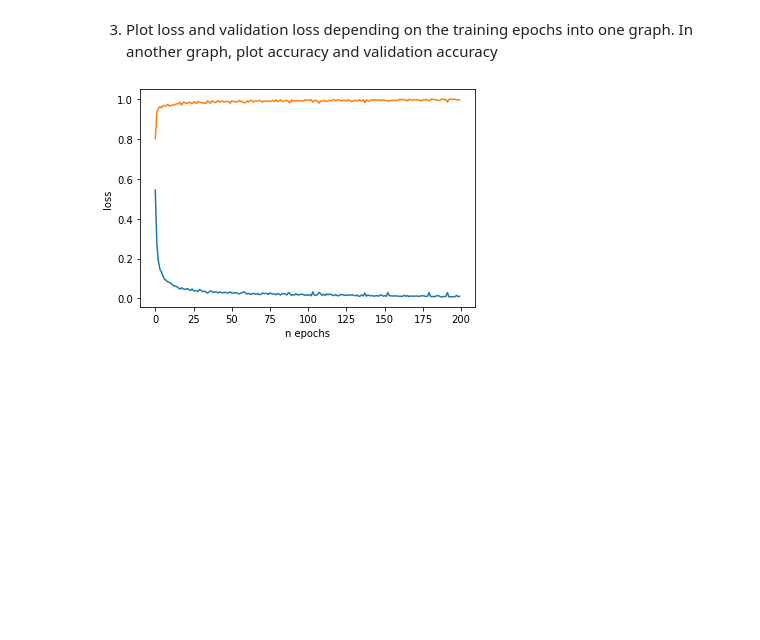
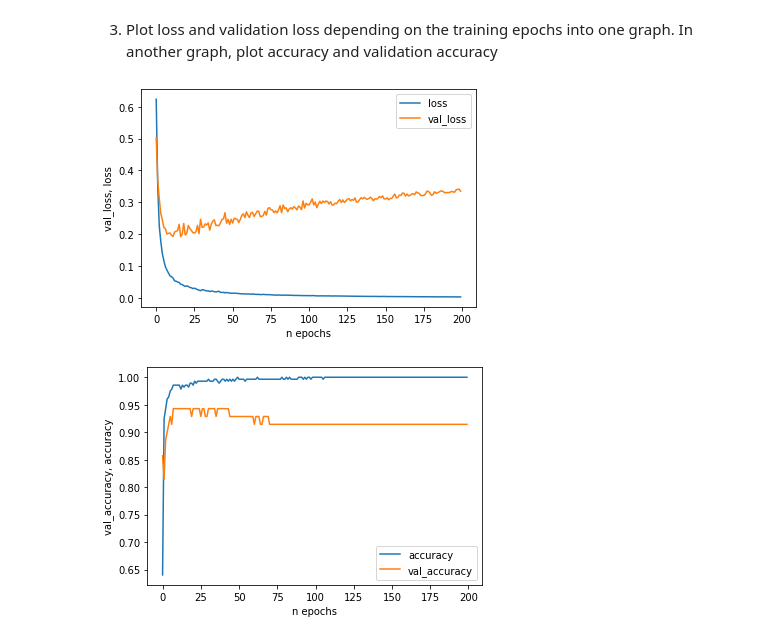
Before and after one commit to TomasKricka/MPA-MLF, a Jupyter notebook: cv5/Lab_05_task.ipynb, the cells around one changed output. Saved outputs shown, nothing was run; the diff lists cells and outputs as text; code cells hidden in the pictures; blank space fills up the shorter version.

```diff
--- a/cv5/Lab_05_task.ipynb
+++ b/cv5/Lab_05_task.ipynb
@@ -338,6 +340,6 @@ model2.compile(loss='binary_crossentropy', optimizer=optimizer2, metrics=['accur
 4. Train the model. Specify the number of epochs and batch size. Now is the time to create a validation dataset. Set 20% of dataset to be a validation dataset
 # %%
 # WRITE YOUR CODE HERE
-history2 = model2.fit(x, y, epochs=200, batch_size=20)
+history2 = model2.fit(x, y, epochs=200, batch_size=20, validation_split=0.2)
 # %% [output]
 Epoch 1/200
@@ -396,17 +389,20 @@ ValueError: ignored
 # %%
 # WRITE YOUR CODE HERE
 plt.figure()
-plt.plot(history2.history['loss'])
-plt.plot(history2.history['accuracy'])
+plt.plot(history2.history['loss'], label="loss")
+plt.plot(history2.history['val_loss'], label="val_loss")
+plt.legend(loc="upper right")
 plt.xlabel('n epochs')
-plt.ylabel('loss')
+plt.ylabel('val_loss, loss')
 plt.show()
 
 plt.figure()
-plt.plot(history2.history['loss'])
-plt.plot(history2.history['accuracy'])
+plt.plot(history2.history['accuracy'], label="accuracy")
+plt.plot(history2.history['val_accuracy'], label="val_accuracy")
+plt.legend(loc="lower right")
 plt.xlabel('n epochs')
-plt.ylabel('loss')
+plt.ylabel('val_accuracy, accuracy')
 plt.show()
 # %% [output]
-[figure, old version]
+[figure, new version]
+[figure, added]
```
Also changed, not shown: parts of 12 cells of this notebook.
